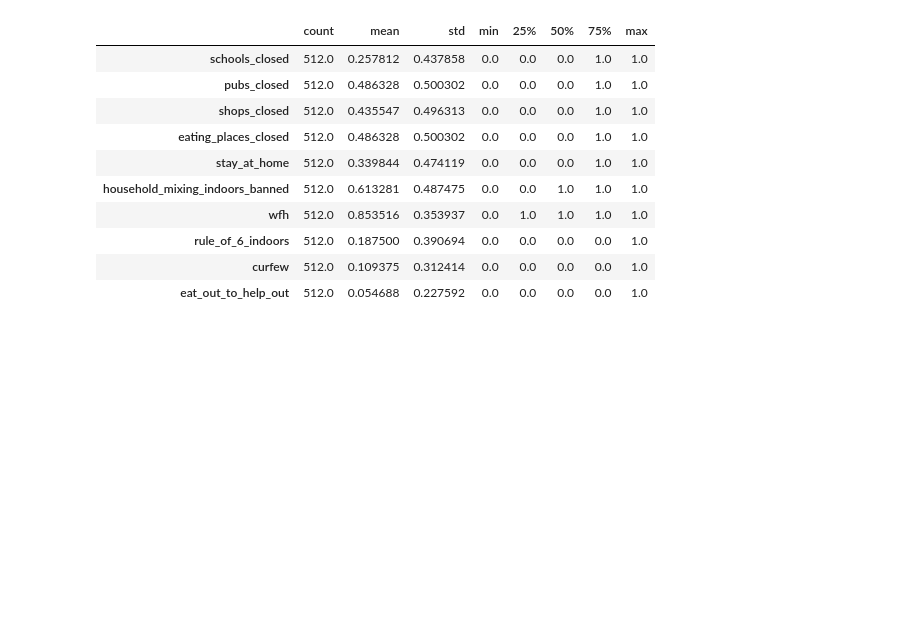
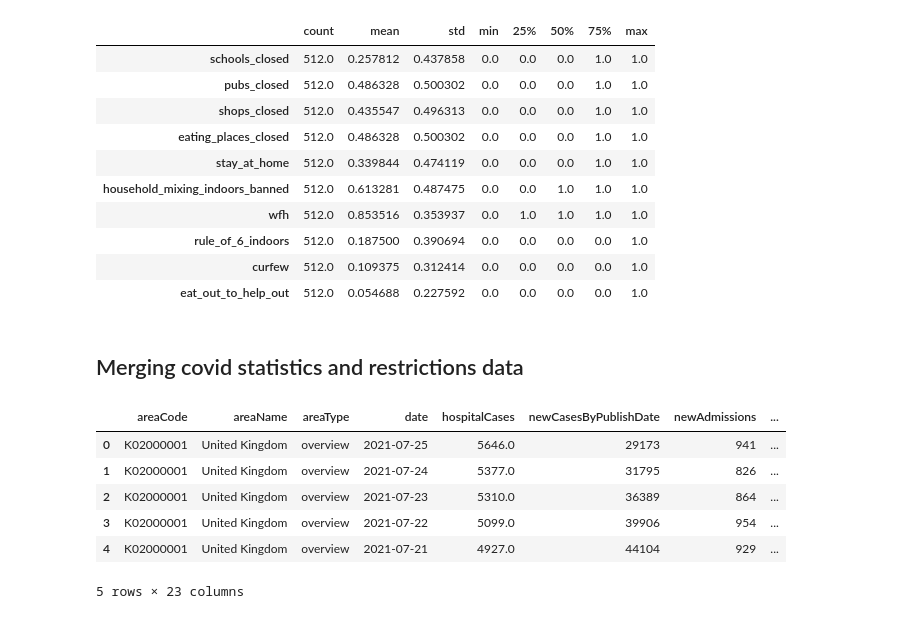
Before and after one commit to montgoz007/corona-modelling, a Jupyter notebook: EDA.ipynb, the cells around one changed output. Drawn from its saved outputs; the diff is of its cells as text; code cells hidden in the pictures; blank space fills up the shorter version.

```diff
--- a/EDA.ipynb
+++ b/EDA.ipynb
@@ -176,3 +172,16 @@ restrictions_data.describe().T
 | rule_of_6_indoors | 512.0 | 0.187500 | 0.390694 | 0.0 | 0.0 | 0.0 | 0.0 | 1.0 |
 | curfew | 512.0 | 0.109375 | 0.312414 | 0.0 | 0.0 | 0.0 | 0.0 | 1.0 |
 | eat_out_to_help_out | 512.0 | 0.054688 | 0.227592 | 0.0 | 0.0 | 0.0 | 0.0 | 1.0 |
+# %% [markdown]
+## Merging covid statistics and restrictions data
+# %%
+df = covid_data.merge(restrictions_data)
+df.head(5)
+# %% [output]
+|  | areaCode | areaName | areaType | date | hospitalCases | newCasesByPublishDate | newAdmissions | ... |
+| 0 | K02000001 | United Kingdom | overview | 2021-07-25 | 5646.0 | 29173 | 941 | ... |
+| 1 | K02000001 | United Kingdom | overview | 2021-07-24 | 5377.0 | 31795 | 826 | ... |
+| 2 | K02000001 | United Kingdom | overview | 2021-07-23 | 5310.0 | 36389 | 864 | ... |
+| 3 | K02000001 | United Kingdom | overview | 2021-07-22 | 5099.0 | 39906 | 954 | ... |
+| 4 | K02000001 | United Kingdom | overview | 2021-07-21 | 4927.0 | 44104 | 929 | ... |
+5 rows × 23 columns
```
Also changed, not shown: parts of 4 cells of this notebook.
